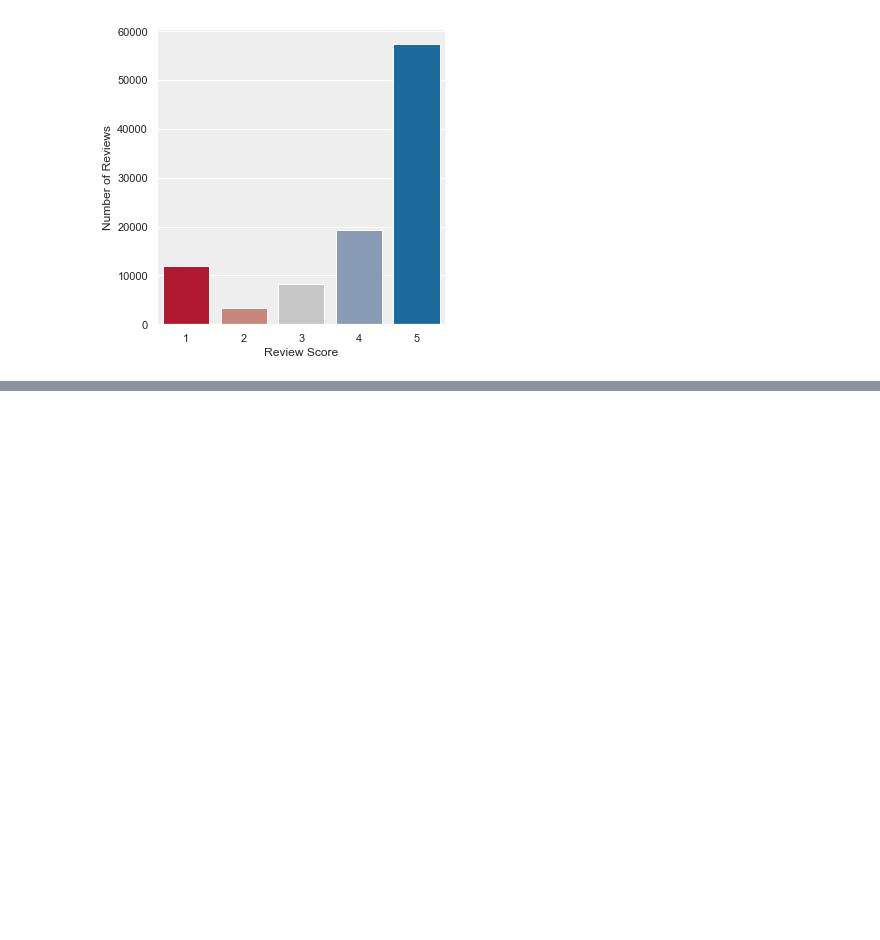
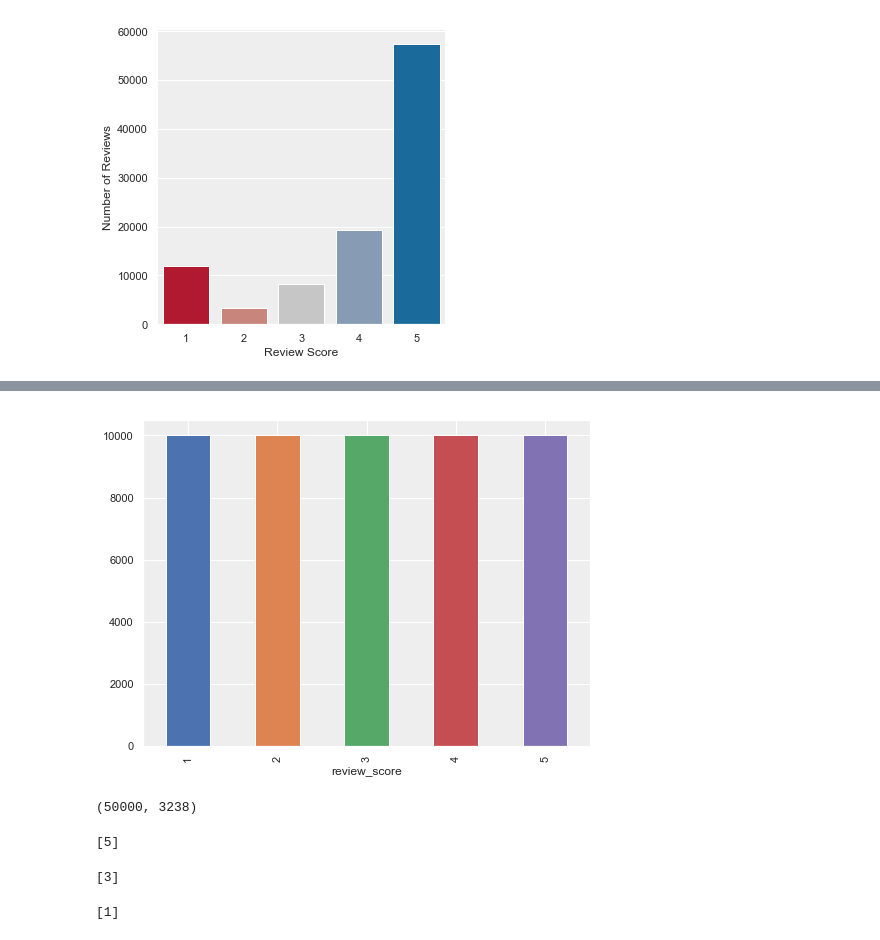
Before and after one commit to joaojaime/dslearning, a Jupyter notebook: Teste.ipynb, the cells around one changed output, grey strips where cells are left out. Cells and saved outputs as stored; diff of their text form; code cells hidden in the pictures; blank space fills up the shorter version.

```diff
--- a/Teste.ipynb
+++ b/Teste.ipynb
@@ -90,0 +191,29 @@ sns.catplot(
+# %%
+#max_size = labels.value_counts().max()
+max_size = 10000
+
+df_5 = reviews.groupby('review_score').get_group(5).sample(max_size, replace=True)
+
+reviews.drop(reviews.groupby('review_score').get_group(5).index, inplace=True)
+
+lst = [reviews,df_5]
+
+for class_index, group in reviews.groupby('review_score'):
+    lst.append(group.sample(max_size-len(group), replace=True))
+df_balanced = pd.concat(lst)
+
+fig = plt.figure(figsize=(8,6))
+df_balanced.groupby('review_score').review_score.count().plot.bar(ylim=0)
+plt.show()
+# %% [output]
+[figure, added]
+# %%
+tfidf = TfidfVectorizer(min_df = 10, ngram_range=(1, 1))
+
+features = tfidf.fit_transform(df_balanced['review_comment_message']).toarray()
+
+labels = df_balanced['review_score']
+
+features.shape
+# %% [output]
+(50000, 3238)
@@ -90,0 +224,12 @@ sns.catplot(
+# %%
+print(clf.predict(tfidf.transform(["entregue"])))
+# %% [output]
+[5]
+# %%
+print(clf.predict(tfidf.transform(["demorado não entregue"])))
+# %% [output]
+[3]
+# %%
+print(clf.predict(tfidf.transform(["não entregue"])))
+# %% [output]
+[1]
```
Also changed, not shown: parts of 18 cells of this notebook.
